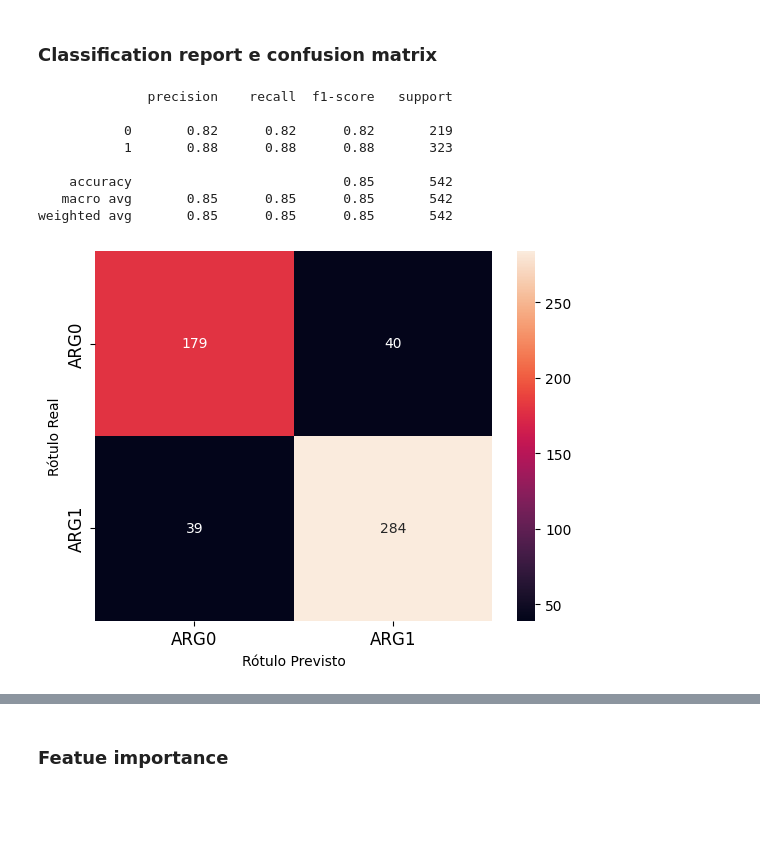
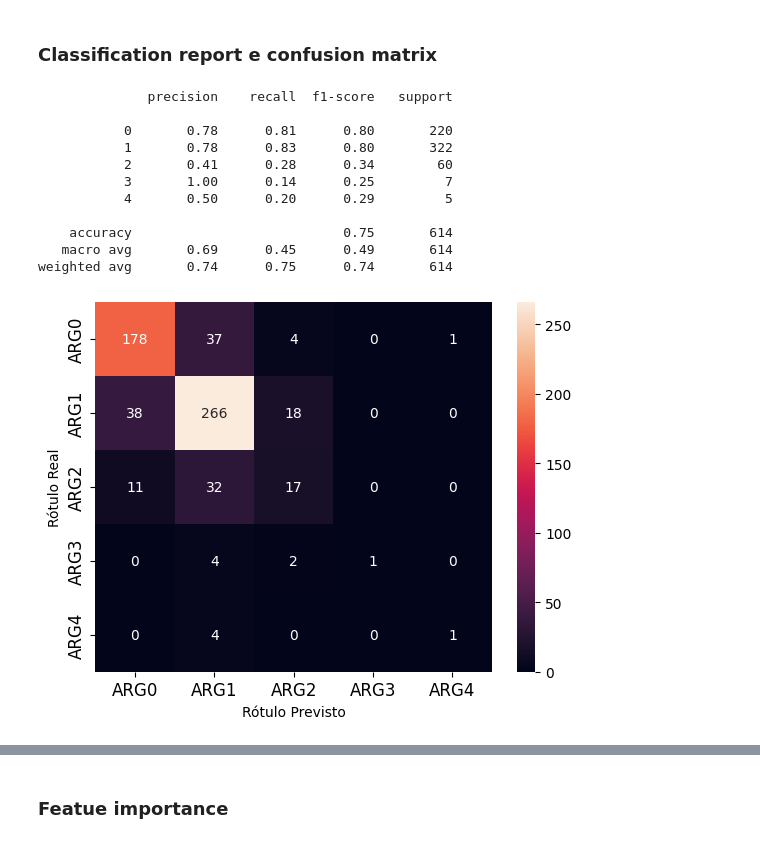
Before and after one commit to semcovici/AMR-BP-prediction, a Jupyter notebook: notebooks/2.0-classification.ipynb, the cells around one changed output, grey strips where cells are left out. Saved outputs shown, nothing was run; the diff lists cells and outputs as text; code cells hidden in the pictures; blank space fills up the shorter version.

Commit message:
results smote

```diff
--- a/notebooks/2.0-classification.ipynb
+++ b/notebooks/2.0-classification.ipynb
@@ -141,9 +141,9 @@ df_features['label'] = df_features.label.apply(
     lambda x:
         0 if "arg0" in x.casefold() else
         1 if "arg1" in x.casefold() else
-        # 2 if "arg2" in x.casefold() else
-        # 3 if "arg3" in x.casefold() else
-        # 4 if "arg4" in x.casefold() else
+        2 if "arg2" in x.casefold() else
+        3 if "arg3" in x.casefold() else
+        4 if "arg4" in x.casefold() else
      #   5 if "arg5" in x.casefold() else
         "erro"
 
@@ -296,7 +304,7 @@ sample_weights = compute_sample_weight(
 # %%
 #selector = RFE(RandomForestClassifier(random_state=random_seed), step=100, verbose = 2)
 selector = SelectPercentile()
-sampler = RandomOverSampler(sampling_strategy='minority',random_state=random_seed)
+sampler = SMOTE(random_state=42)#None#RandomOverSampler(sampling_strategy='minority',random_state=random_seed)
 scaler = StandardScaler()
 
 estimator = XGBClassifier(
@@ -479,4 +487,19 @@ best_params
  'estimator__objective': 'multi:softmax',
  'estimator__subsample': 0.8526493722244973,
  'selecting__percentile': 10}
+# %%
+best_params_0_4 = {'estimator__colsample_bytree': 0.8741814405114897,
+ 'estimator__eval_metric': 'aucpr',
+ 'estimator__gamma': 1.8657005888603584,
+ 'estimator__learning_rate': 0.40702359939599114,
+ 'estimator__max_depth': 13,
+ 'estimator__min_child_weight': 19.603635966648525,
+ 'estimator__n_estimators': 30,
+ 'estimator__num_class': 5,
+ 'estimator__objective': 'multi:softmax',
+ 'estimator__subsample': 0.8526493722244973,
+ 'selecting__percentile': 10}
+
+model = pipeline.set_params(**best_params_0_4)
+model.fit(X_train, y_train)
 # %%
@@ -519,3 +544,0 @@ best_params_0_1 = {'estimator__colsample_bytree': 0.8741814405114897,
-# %%
-model = pipeline.set_params(**best_params_0_1)
-model.fit(X_train, y_train)
@@ -559,39 +556,44 @@ print(classification_report(y_test, y_pred))
 # %% [output]
               precision    recall  f1-score   support
 
-           0       0.82      0.82      0.82       219
-           1       0.88      0.88      0.88       323
+           0       0.78      0.81      0.80       220
+           1       0.78      0.83      0.80       322
+           2       0.41      0.28      0.34        60
+           3       1.00      0.14      0.25         7
+           4       0.50      0.20      0.29         5
 
-    accuracy                           0.85       542
-   macro avg       0.85      0.85      0.85       542
-weighted avg       0.85      0.85      0.85       542
+    accuracy                           0.75       614
+   macro avg       0.69      0.45      0.49       614
+weighted avg       0.74      0.75      0.74       614
 # %%
 
 # Supondo que y_test e y_pred já estão definidos
 cm = confusion_matrix(y_test, y_pred)
 
 # Definir os rótulos desejados para os eixos
-labels = [
+all_labels = [
     'ARG0',
     'ARG1',
-    # 'ARG2',
-    # "ARG3",
-    # "ARG4"
+    'ARG2',
+    "ARG3",
+    "ARG4"
     ]
+
+labels = [all_labels[i] for i in range(n_classes)]
 
 # Plotar o heatmap
 ax = sns.heatmap(cm, annot=True, fmt='g')
 
 # Definir os rótulos dos eixos
 ax.set_xticklabels(labels, fontsize=12)
 ax.set_yticklabels(labels, fontsize=12)
 
 # Exibir o plot
 plt.xlabel('Rótulo Previsto')
 plt.ylabel('Rótulo Real')
 plt.show()
 # %% [output]
-[figure, old version]
+[figure, new version]
 # %%
 df_features_test = df_features.loc[y_test.index.tolist(), :]
 
```
Also changed, not shown: parts of 20 cells of this notebook.
